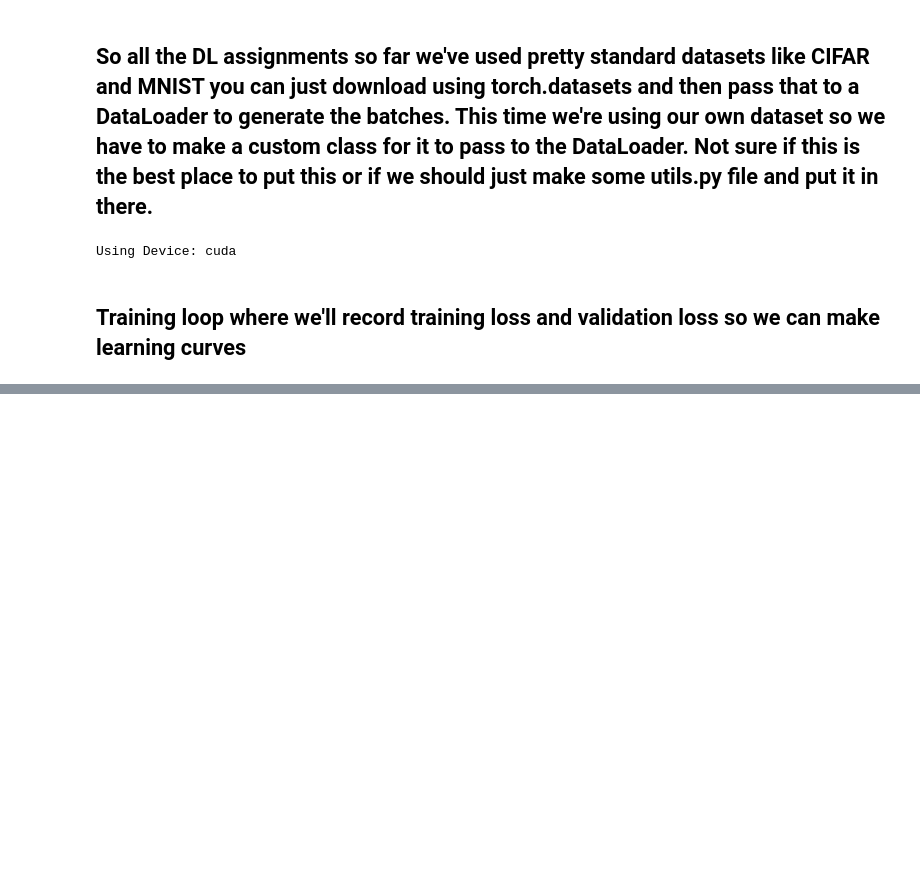
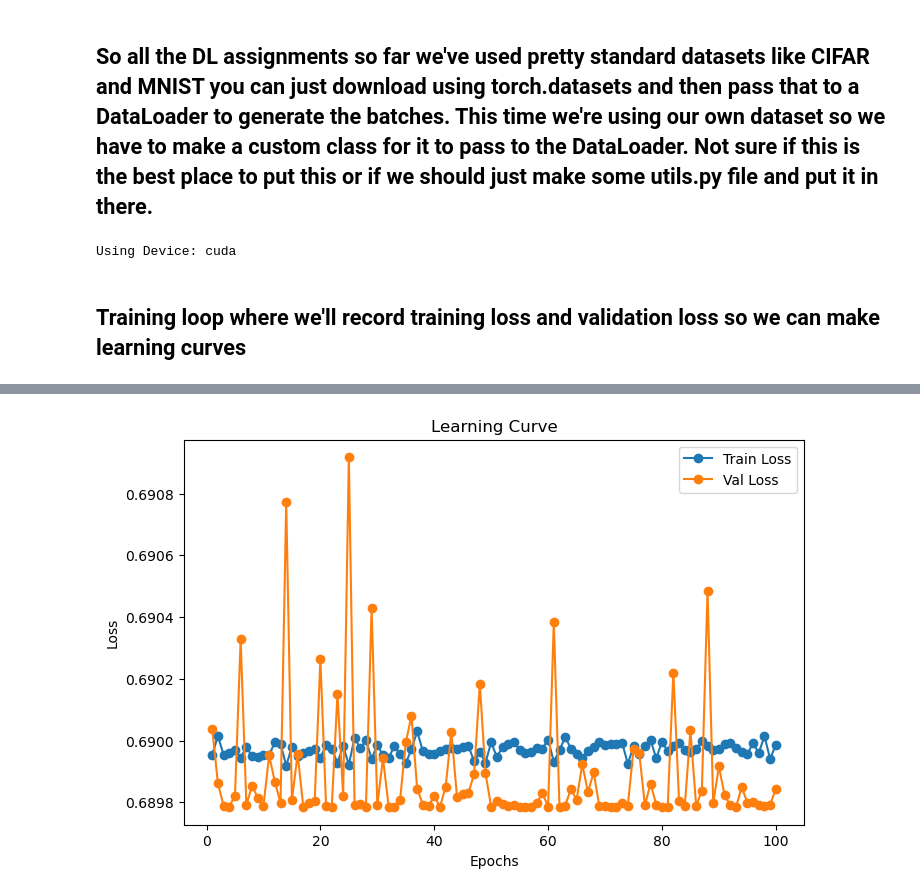
Before and after one commit to Holden1337/CS7643_final_project, a Jupyter notebook: notebooks/train_CTTS.ipynb, the cells around one changed output, grey strips where cells are left out. Saved outputs shown, nothing was run; the diff lists cells and outputs as text; code cells hidden in the pictures; blank space fills up the shorter version.

Commit message:
adding model and training notebook

```diff
--- a/notebooks/train_CTTS.ipynb
+++ b/notebooks/train_CTTS.ipynb
@@ -18,7 +22,9 @@ class CustomDataset(Dataset):
         data_cols = ['t' + str(i) for i in range(ts_length)]
         df = raw_df[data_cols]
         np_arr = df.values
+        np_arr = np.float32(np_arr)
         y = raw_df[label_col].values
+        y = np.float32(y)
         self.data = torch.from_numpy(np_arr)
         self.labels = y
 
@@ -31,11 +37,11 @@ class CustomDataset(Dataset):
 data_dir_train = "../data/train.csv"
 data_dir_test = "../data/test.csv"
 label_col = "two_class_label"
-train_dataset = CustomDataset(data_dir=data_dir,  label_col=label_col, ts_length=80)
+train_dataset = CustomDataset(data_dir=data_dir_train,  label_col=label_col, ts_length=80)
 test_dataset = CustomDataset(data_dir=data_dir_test, label_col=label_col, ts_length=80)
 
-train_size = int(0.8 * len(train_dataset))  # 80% training
-val_size = len(train_dataset) - train_size  # 20% validation
+train_size = int(0.8 * len(train_dataset))
+val_size = len(train_dataset) - train_size
 
 train_dataset, val_dataset = random_split(train_dataset, [train_size, val_size])
 
@@ -74,7 +79,13 @@ for epoch in range(max_epochs):
 
     for batch in train_loader:
         inputs, targets = batch
+        targets = targets.type(torch.LongTensor)
         inputs, targets = inputs.to(device), targets.to(device)
+        #print(inputs.dtype)
+        inputs = inputs.reshape((inputs.shape[0], 1, 80))
+
+        #print(inputs.shape)
+
 
         optimizer.zero_grad()
         outputs = model(inputs)
@@ -94,7 +105,9 @@ for epoch in range(max_epochs):
     with torch.no_grad():  # don't keep track of gradient for validation
         for batch in val_loader:
             inputs, targets = batch
+            targets = targets.type(torch.LongTensor)
             inputs, targets = inputs.to(device), targets.to(device)
+            inputs = inputs.reshape((inputs.shape[0], 1, 80))
 
             outputs = model(inputs)
             loss = criterion(outputs, targets)
@@ -104,7 +117,7 @@ for epoch in range(max_epochs):
     avg_val_loss = total_val_loss / len(val_loader)
     val_losses.append(avg_val_loss)
 
-    print(f"Epoch [{epoch+1}/{num_epochs}], Train Loss: {avg_train_loss:.4f}, Val Loss: {avg_val_loss:.4f}")
+    print(f"Epoch [{epoch+1}/{max_epochs}], Train Loss: {avg_train_loss:.4f}, Val Loss: {avg_val_loss:.4f}")
 
 
 plt.figure(figsize=(8, 5))
@@ -115,3 +128,4 @@ plt.ylabel("Loss")
 plt.title("Learning Curve")
 plt.legend()
 plt.show()
+# %% [output]
@@ -117,0 +149 @@ plt.show()
+[figure, added]
```
Also changed, not shown: parts of 3 cells of this notebook, 1 other file.
